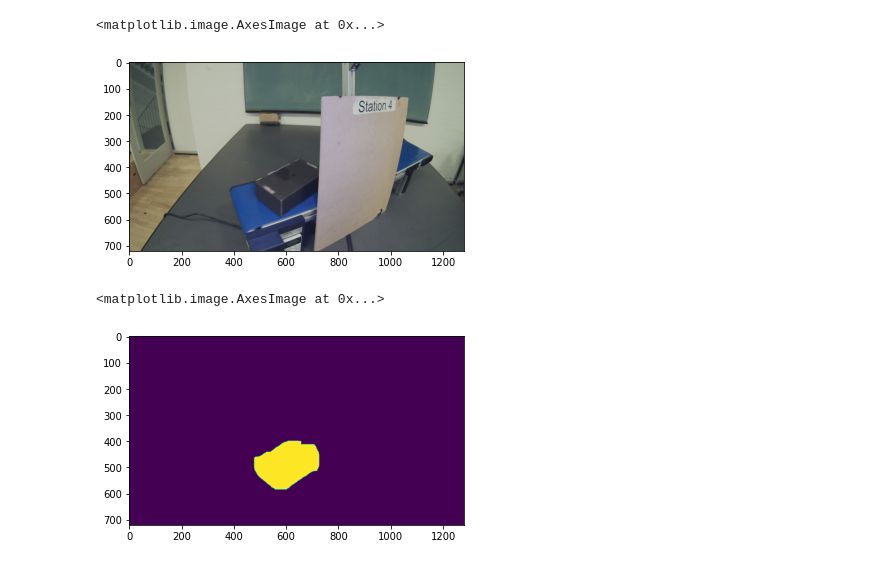
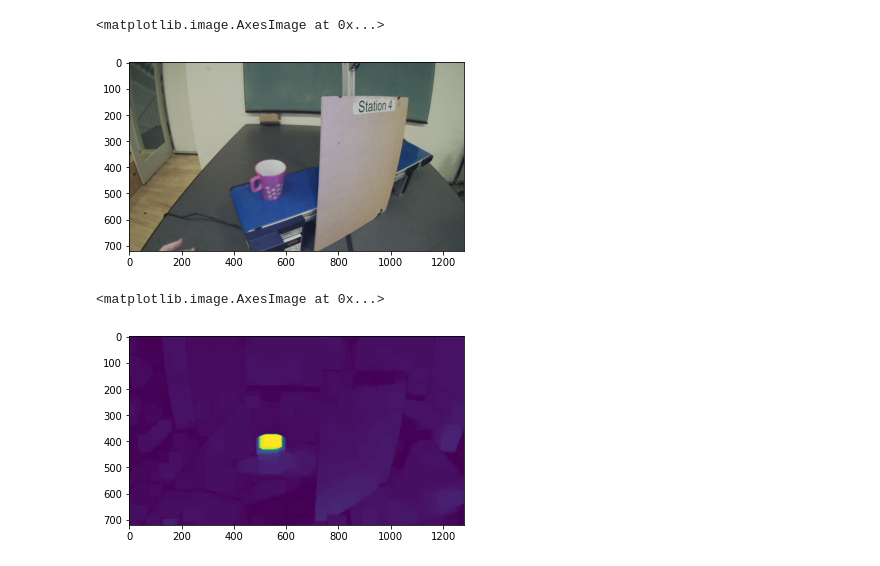
Before and after one commit to Luup850/PerceptionForAutonomousSystems, a Jupyter notebook: ObjectDetection.ipynb, the cells around one changed output. Saved outputs shown, nothing was run; the diff lists cells and outputs as text; code cells hidden in the pictures.

```diff
--- a/ObjectDetection.ipynb
+++ b/ObjectDetection.ipynb
@@ -9,9 +9,11 @@ import numpy as np
 #kernel = np.ones((5,5),np.float32)/25
 blank_image = cv2.imread("training_images/1585434750_438314676_Left.png")
 #blank_image = cv2.filter2D(blank_image,-1,kernel)
-blackbox_image = cv2.imread("training_images/black_box.png")
+#blackbox_image = cv2.imread("training_images/black_box.png")
+blackbox_image = cv2.imread("training_images/purple_cup.png")
 #cup_image = cv2.filter2D(cup_image,-1,kernel)
 blank_image = cv2.cvtColor(blank_image, cv2.COLOR_BGR2RGB)
 blackbox_image = cv2.cvtColor(blackbox_image, cv2.COLOR_BGR2RGB)
+org_image = copy.deepcopy(blackbox_image)
 blackbox_image_gray = cv2.cvtColor(blackbox_image, cv2.COLOR_BGR2GRAY)
 # %%
@@ -30,26 +29,26 @@ plt.imshow(gray, cmap='gray')
 plt.imshow(blackbox_image)
 # %% [output]
 <matplotlib.image.AxesImage at 0x...>
-[figure, old version]
+[figure, new version]
 # %%
 kernel = np.ones((7,7),np.uint8)
 # %%
 diff = copy.copy(blackbox_image)
-for i in range(0,200):
+for i in range(0,0):
     blackbox_image = cv2.GaussianBlur(blackbox_image,(5,5),0)
     blank_image = cv2.GaussianBlur(blank_image,(5,5),0)
 cv2.absdiff(blackbox_image, blank_image, diff)
 diff_gray = cv2.cvtColor(diff, cv2.COLOR_BGR2GRAY)
 for i in range(0, 3):
     dilated = cv2.dilate(diff_gray.copy(), None, iterations= i+ 1)
 
-_,thresh1 = cv2.threshold(diff_gray,15,255,cv2.THRESH_BINARY)
+#_,thresh1 = cv2.threshold(diff_gray,0,255,cv2.THRESH_BINARY)
 #plt.imshow(thresh1)
 kernel = np.ones((5,5),np.uint8)
-erosion = cv2.erode(thresh1,kernel,iterations = 10)
+erosion = cv2.erode(diff,kernel,iterations = 10)
 dilation = cv2.dilate(erosion,kernel,iterations = 10)
 #opening = cv2.morphologyEx(thresh1, cv2.MORPH_OPEN, kernel)
 plt.imshow(dilation)
 # %% [output]
 <matplotlib.image.AxesImage at 0x...>
-[figure, old version]
+[figure, new version]
```
Also changed, not shown: parts of 3 cells of this notebook, 1 other file.
